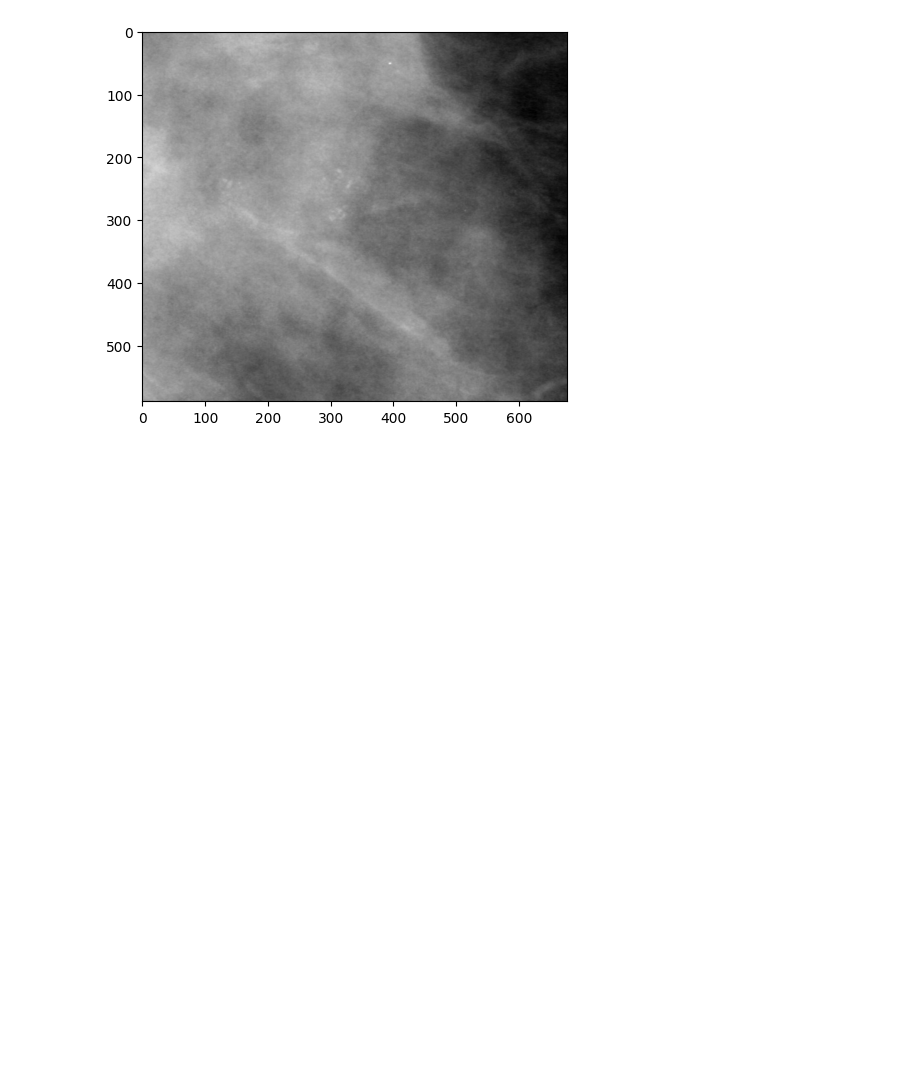
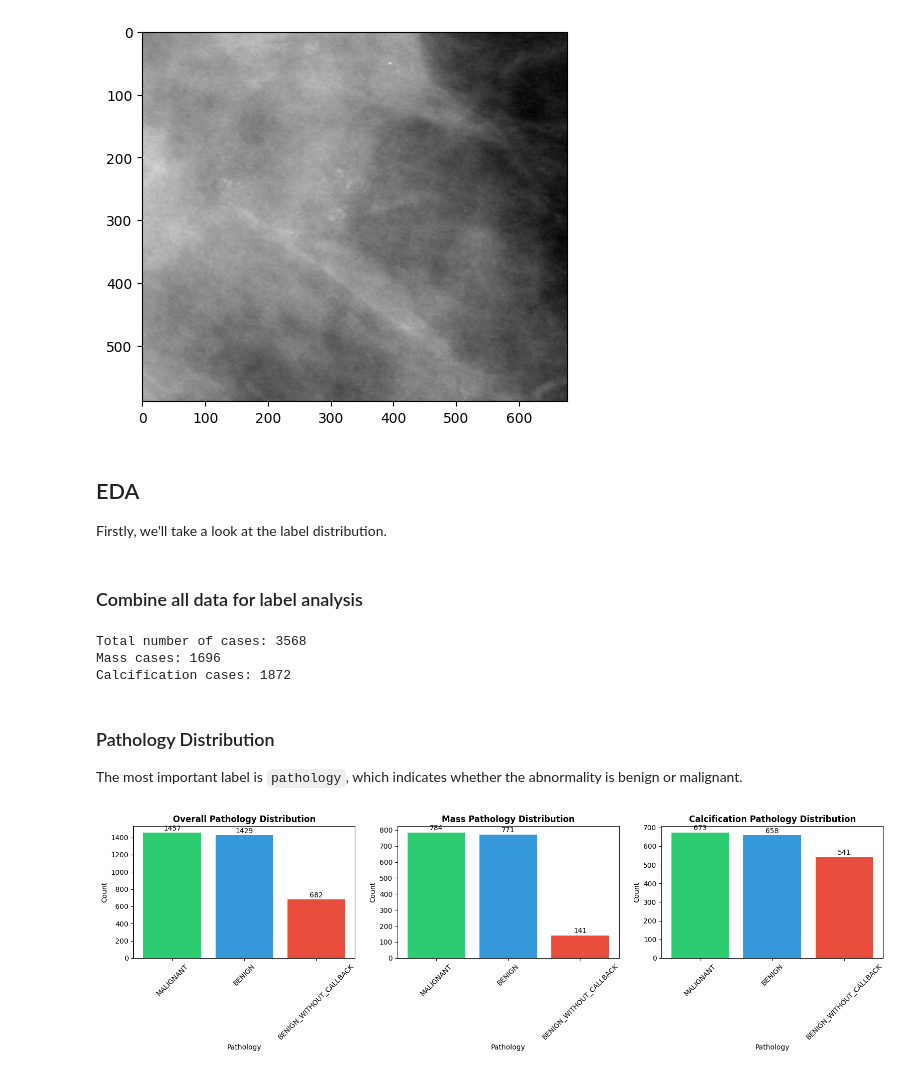
Before and after one commit to lextoumbourou/cm3070-final-project, a Jupyter notebook: notebooks/01-cbis-ddsm.ipynb, the cells around one changed output. Drawn from its saved outputs; the diff is of its cells as text; code cells hidden in the pictures; blank space fills up the shorter version.

```diff
--- a/notebooks/01-cbis-ddsm.ipynb
+++ b/notebooks/01-cbis-ddsm.ipynb
@@ -208,3 +208,69 @@ plt.imshow(Image.open(cropped_img_path), cmap="grey")
 # %% [output]
 <matplotlib.image.AxesImage at 0x...>
 [figure]
+# %% [markdown]
+## EDA
+
+Firstly, we'll take a look at the label distribution.
+# %% [markdown]
+### Combine all data for label analysis
+# %%
+# Combine train and test sets for comprehensive analysis
+all_mass_df = pd.concat([train_set_mass_df, test_set_mass_df], ignore_index=True)
+all_calc_df = pd.concat([train_set_calc_df, test_set_calc_df], ignore_index=True)
+
+# Add abnormality type column for combined analysis
+all_mass_df['abnormality_category'] = 'mass'
+all_calc_df['abnormality_category'] = 'calcification'
+
+# Combine both mass and calc data
+all_data_df = pd.concat([all_mass_df, all_calc_df], ignore_index=True)
+
+print(f"Total number of cases: {len(all_data_df)}")
+print(f"Mass cases: {len(all_mass_df)}")
+print(f"Calcification cases: {len(all_calc_df)}")
+# %% [output]
+Total number of cases: 3568
+Mass cases: 1696
+Calcification cases: 1872
+# %% [markdown]
+### Pathology Distribution
+
+The most important label is `pathology`, which indicates whether the abnormality is benign or malignant.
+# %%
+fig, axes = plt.subplots(1, 3, figsize=(16, 5))
+
+# Overall pathology distribution
+pathology_counts = all_data_df['pathology'].value_counts()
+axes[0].bar(pathology_counts.index, pathology_counts.values, color=['#2ecc71', '#3498db', '#e74c3c'])
+axes[0].set_title('Overall Pathology Distribution', fontsize=12, fontweight='bold')
+axes[0].set_xlabel('Pathology')
+axes[0].set_ylabel('Count')
+axes[0].tick_params(axis='x', rotation=45)
+for i, v in enumerate(pathology_counts.values):
+    axes[0].text(i, v + 5, str(v), ha='center', va='bottom')
+
+# Mass pathology distribution
+mass_pathology = all_mass_df['pathology'].value_counts()
+axes[1].bar(mass_pathology.index, mass_pathology.values, color=['#2ecc71', '#3498db', '#e74c3c'])
+axes[1].set_title('Mass Pathology Distribution', fontsize=12, fontweight='bold')
+axes[1].set_xlabel('Pathology')
+axes[1].set_ylabel('Count')
+axes[1].tick_params(axis='x', rotation=45)
+for i, v in enumerate(mass_pathology.values):
+    axes[1].text(i, v + 5, str(v), ha='center', va='bottom')
+
+# Calcification pathology distribution
+calc_pathology = all_calc_df['pathology'].value_counts()
+axes[2].bar(calc_pathology.index, calc_pathology.values, color=['#2ecc71', '#3498db', '#e74c3c'])
+axes[2].set_title('Calcification Pathology Distribution', fontsize=12, fontweight='bold')
+axes[2].set_xlabel('Pathology')
+axes[2].set_ylabel('Count')
+axes[2].tick_params(axis='x', rotation=45)
+for i, v in enumerate(calc_pathology.values):
+    axes[2].text(i, v + 5, str(v), ha='center', va='bottom')
+
+plt.tight_layout()
+plt.show()
+# %% [output]
+[figure, added]
```
Also changed, not shown: parts of 17 cells of this notebook, 2 other files.
